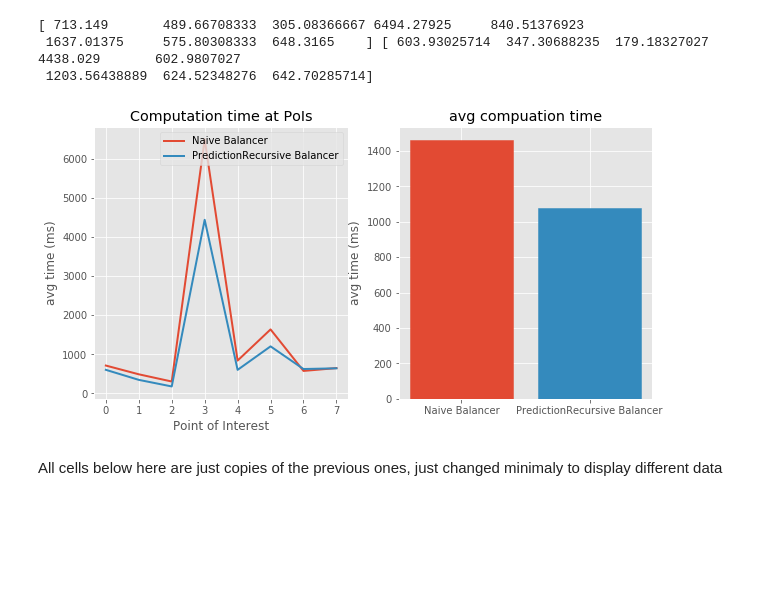
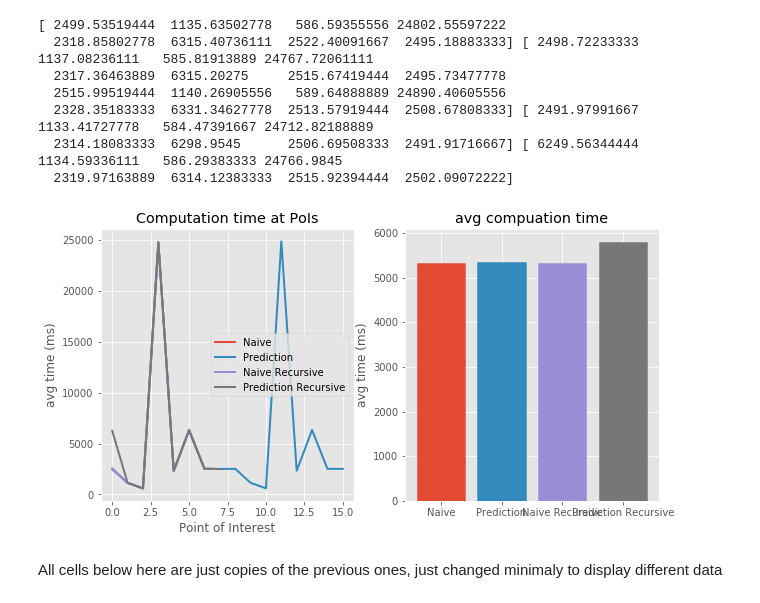
Before and after one commit to eragp/mandelbrot, a Jupyter notebook: eval/balancers_eval.ipynb, the cells around one changed output. Drawn from its saved outputs; the diff is of its cells as text; code cells hidden in the pictures; blank space fills up the shorter version.

Commit message:
Add more test Data & update Graphs

```diff
--- a/eval/computationTime.ipynb
+++ b/eval/balancers_eval.ipynb
@@ -8,63 +8,80 @@ import matplotlib.pyplot as plt
 import json
 from pprint import pprint
 # %%
-json_path="./eval_output.json"
+json_path="./data/balancers.json"
 with open(json_path) as f:
     data = json.load(f)
 # %%
 naive = []
 prediction = []
+naiveRec = []
+predictionRec = []
+
 
 for d in data["datapoints"]:
     avg_time = np.asarray(list(map(lambda x: x["computationTime"],
                    d["data"]["workers"])))
     avg_time = np.average(avg_time)
-    if d["balancer"] == "predictionRecursive":
+    if d["balancer"] == "prediction":
         prediction.append(avg_time)
-    else:
+    elif d["balancer"] == "naive":
         naive.append(avg_time)
+    elif d["balancer"] == "naiveRecursive":
+        naiveRec.append(avg_time)
+    elif d["balancer"] == "predictionRecursive":
+        predictionRec.append(avg_time)
 
 # time in ms
 naive = np.asarray(naive) / 1000
 prediction = np.asarray(prediction) / 1000
-print(naive, prediction)
+naiveRec = np.asarray(naiveRec) / 1000
+predictionRec = np.asarray(predictionRec) / 1000
+print(naive, prediction, naiveRec, predictionRec)
 # %% [output]
-[ 713.149       489.66708333  305.08366667 6494.27925     840.51376923
- 1637.01375     575.80308333  648.3165    ] [ 603.93025714  347.30688235  179.18327027 4438.029       602.9807027
- 1203.56438889  624.52348276  642.70285714]
+[ 2499.53519444  1135.63502778   586.59355556 24802.55597222
+  2318.85802778  6315.40736111  2522.40091667  2495.18883333] [ 2498.72233333  1137.08236111   585.81913889 24767.72061111
+  2317.36463889  6315.20275     2515.67419444  2495.73477778
+  2515.99519444  1140.26905556   589.64888889 24890.40605556
+  2328.35183333  6331.34627778  2513.57919444  2508.67808333] [ 2491.97991667  1133.41727778   584.47391667 24712.82188889
+  2314.18083333  6298.9545      2506.69508333  2491.91716667] [ 6249.56344444  1134.59336111   586.29383333 24766.9845
+  2319.97163889  6314.12383333  2515.92394444  2502.09072222]
 # %%
 # Data for plotting
-x = np.arange(len(naive))
-names = ["Naive Balancer", "PredictionRecursive Balancer"]
+names = ["Naive", "Prediction", "Naive Recursive", "Prediction Recursive"]
 
 plt.style.use('ggplot')
 fig, (line, bar) = plt.subplots(1, 2, figsize=(10,5))
-p0 = line.plot(x, naive, label=names[0], lw=2)
-p1 = line.plot(x, prediction, label=names[1], lw=2)
+p0 = line.plot(np.arange(len(naive)), naive, label=names[0], lw=2)
+p1 = line.plot(np.arange(len(prediction)), prediction, label=names[1], lw=2)
+p2 = line.plot(np.arange(len(naiveRec)), naiveRec, label=names[2], lw=2)
+p3 = line.plot(np.arange(len(predictionRec)), predictionRec, label=names[3], lw=2)
+
 line.legend()
 
 line.set(xlabel='Point of Interest', ylabel='avg time (ms)',
        title='Computation time at PoIs')
 line.grid(True)
 
-avg = np.asarray([np.average(naive), np.average(prediction)])
+avg = np.asarray([np.average(naive), np.average(prediction), np.average(naiveRec), np.average(predictionRec)])
 x_avg = np.arange(len(avg))
 
 barlist = bar.bar(x_avg, avg)
 # set colors of bars to match colors in line plot
 barlist[0].set_color(p0[0].get_color())
 barlist[1].set_color(p1[0].get_color())
+barlist[2].set_color(p2[0].get_color())
+barlist[3].set_color(p3[0].get_color())
 
 bar.set_xticks(x_avg)
 bar.set_xticklabels(names)
 bar.set(ylabel="avg time (ms)",
        title="avg compuation time")
 bar.grid(True)
 
 fig.savefig("compuationTime.svg", format="svg")
 plt.show()
 # %% [output]
-[figure, old version]
+[figure, new version]
 # %% [markdown]
 All cells below here are just copies of the previous ones, just changed minimaly to display different data
 # %%
```
Also changed, not shown: 11 other files.
